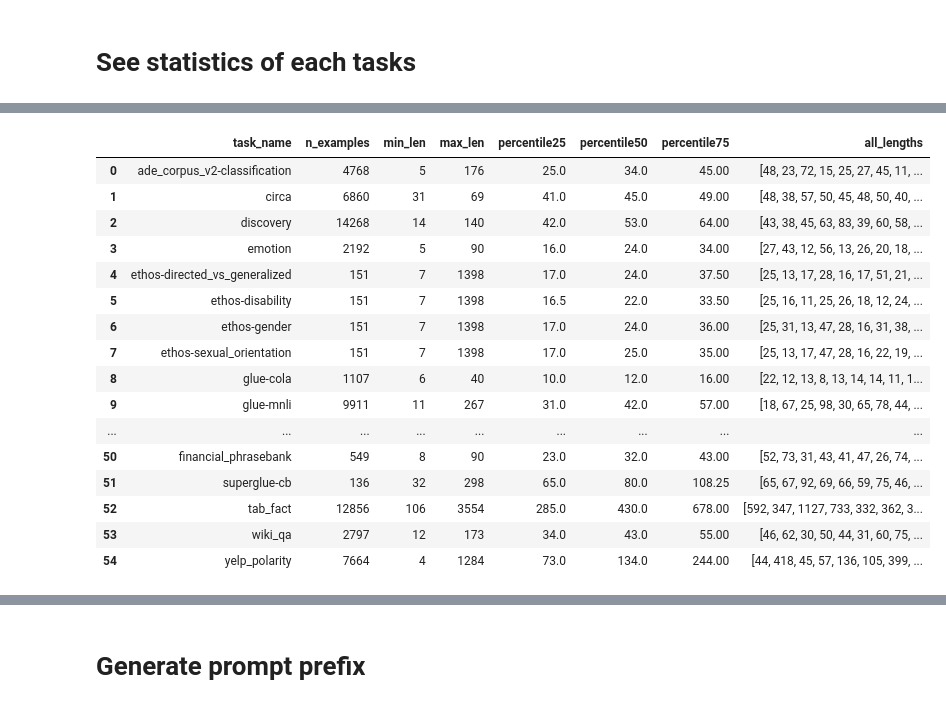
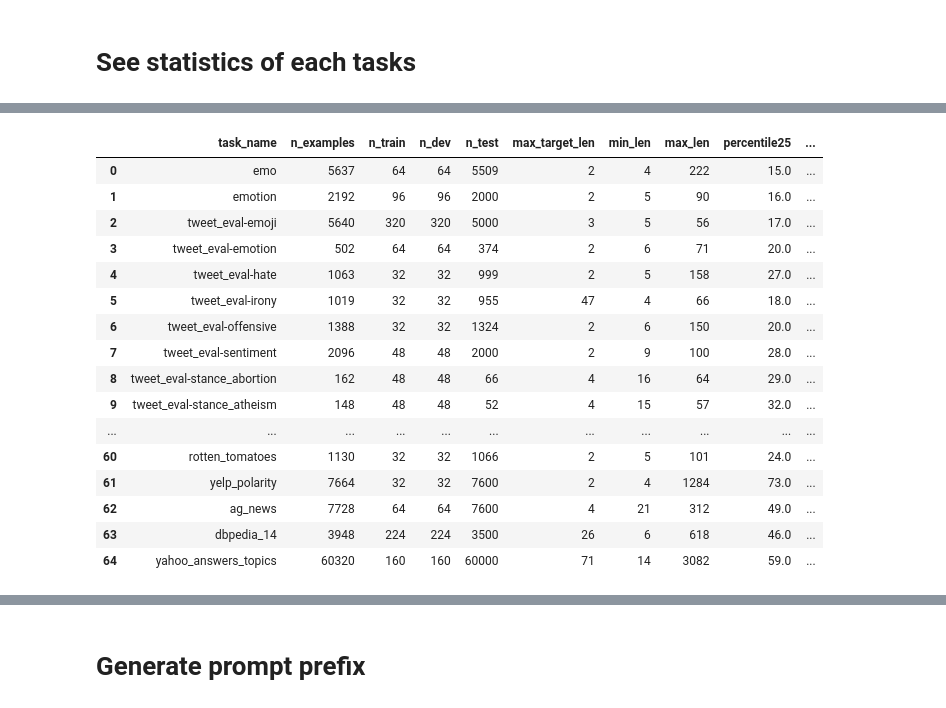
Before and after one commit to dininta/in-context-tuning, a Jupyter notebook: generate_prompt_prefix.ipynb, the cells around one changed output, grey strips where cells are left out. Drawn from its saved outputs; the diff is of its cells as text; code cells hidden in the pictures.

```diff
--- a/generate_prompt_prefix.ipynb
+++ b/generate_prompt_prefix.ipynb
@@ -13,17 +13,18 @@ import os
 import pandas as pd
 from transformers import T5Tokenizer
 
-
-TASK_NAMES = [
-    "ade_corpus_v2-classification", "circa", "discovery", "emotion", "ethos-directed_vs_generalized",
-    "ethos-disability", "ethos-gender", "ethos-sexual_orientation", "glue-cola", "glue-mnli", "glue-mrpc",
-    "glue-qnli", "glue-qqp", "glue-rte", "glue-sst2", "glue-wnli", "google_wellformed_query", "hate_speech_offensive",
-    "hatexplain", "health_fact", "imdb", "kilt_fever", "liar", "onestop_english", "paws", "rotten_tomatoes", "scicite",
-    "scitail", "sick", "sms_spam", "superglue-rte", "superglue-wic", "superglue-wsc", "trec", "trec-finegrained",
-    "tweet_eval-emoji", "tweet_eval-emotion", "tweet_eval-irony", "tweet_eval-offensive", "tweet_eval-sentiment",
-    "tweet_eval-stance_abortion", "tweet_eval-stance_climate", "tweet_eval-stance_hillary", "wiki_auto", "yahoo_answers_topics",
-    "anli", "dbpedia_14", "emo", "ethos-race", "ethos-religion", "financial_phrasebank",
-    "superglue-cb", "tab_fact", "wiki_qa", "yelp_polarity"]
+CLF_TASKS = [
+    "emo", "emotion", "tweet_eval-emoji", "tweet_eval-emotion", "tweet_eval-hate", "tweet_eval-irony", "tweet_eval-offensive",
+    "tweet_eval-sentiment", "tweet_eval-stance_abortion", "tweet_eval-stance_atheism", "tweet_eval-stance_climate",
+    "tweet_eval-stance_feminist", "tweet_eval-stance_hillary", "climate_fever", "health_fact", "kilt_fever", "liar", "tab_fact",
+    "ethos-directed_vs_generalized", "ethos-disability", "ethos-gender", "ethos-national_origin", "ethos-race", "ethos-religion",
+    "ethos-sexual_orientation", "hate_speech_offensive", "hate_speech18", "hatexplain", "anli", "glue-mnli", "glue-qnli",
+    "glue-rte", "glue-wnli", "scitail", "sick", "superglue-cb", "superglue-rte", "ade_corpus_v2-classification", "circa",
+    "discovery", "glue-cola", "google_wellformed_query", "onestop_english", "scicite", "sms_spam", "superglue-wic", "superglue-wsc",
+    "trec", "trec-finegrained", "wiki_auto", "wiki_qa", "glue-mrpc", "glue-qqp", "medical_questions_pairs", "paws",
+    "amazon_polarity", "financial_phrasebank", "glue-sst2", "imdb", "poem_sentiment", "rotten_tomatoes", "yelp_polarity", "ag_news",
+    "dbpedia_14", "yahoo_answers_topics"]  # All 65 classification tasks.
+TASK_NAMES = CLF_TASKS
 T5_MODEL = "t5-base"
 MAX_INPUT_LEN = 1024
 
@@ -42,29 +43,39 @@ def get_task_prefixes(data_path: str, task_name: str) -> list:
 
 def get_all_examples(task_name: str) -> list:
     examples = []
+    count = {}
     prefix = get_task_prefixes("data/crossfit", task_name)[0]
-    for suffix in ["_train.tsv", "_dev.tsv", "_test.tsv"]:
+    for split in ["train", "dev", "test"]:
+        suffix = "_" + split + ".tsv"
         with open(os.path.join("data/crossfit", task_name, prefix + suffix)) as fin:
             lines = fin.readlines()
         for line in lines:
             d = line.strip().split("\t")
             examples.append([d[0], d[1:]])
-    return examples
+        count[split] = len(lines)
+    return examples, count
 
 tokenizer = T5Tokenizer.from_pretrained(T5_MODEL, model_max_length=MAX_INPUT_LEN)
 
 data = []
 for task_name in TASK_NAMES:
-    examples = get_all_examples(task_name)
+    examples, count = get_all_examples(task_name)
     tokenized_input = tokenizer([ex[0] for ex in examples])
+    tokenized_target = tokenizer([x for ex in examples for x in ex[1]])
     lengths = [len(x) for x in tokenized_input["input_ids"]]
+    max_target_len = np.max([len(x) for x in tokenized_target["input_ids"]])
 
     data.append([
-        task_name, len(examples), np.min(lengths), np.max(lengths),
+        task_name, len(examples), count["train"], count["dev"], count["test"], max_target_len, np.min(lengths), np.max(lengths),
         np.percentile(lengths, 25), np.percentile(lengths, 50), np.percentile(lengths, 75), lengths
     ])
 
-stats_df = pd.DataFrame(
-    data, columns=["task_name", "n_examples", "min_len", "max_len", "percentile25", "percentile50", "percentile75", "all_lengths"])
-stats_df
+stats_df = pd.DataFrame(data,
+                        columns=["task_name", "n_examples", "n_train", "n_dev", "n_test", "max_target_len",
+                                 "min_len", "max_len", "percentile25", "percentile50", "percentile75", "all_lengths"])
+
+with pd.option_context("display.max_rows", None, "display.max_columns", None):
+    display(stats_df[[
+        "task_name", "n_examples", "n_train", "n_dev", "n_test", "max_target_len",
+        "min_len", "max_len", "percentile25", "percentile50", "percentile75"]])
 # %% [output]
@@ -74,17 +82,17 @@ Token indices sequence length is longer than the specified maximum sequence leng
-|  | task_name | n_examples | min_len | max_len | percentile25 | percentile50 | percentile75 | all_lengths |
-| 0 | ade_corpus_v2-classification | 4768 | 5 | 176 | 25.0 | 34.0 | 45.00 | [48, 23, 72, 15, 25, 27, 45, 11, ... |
-| 1 | circa | 6860 | 31 | 69 | 41.0 | 45.0 | 49.00 | [48, 38, 57, 50, 45, 48, 50, 40, ... |
-| 2 | discovery | 14268 | 14 | 140 | 42.0 | 53.0 | 64.00 | [43, 38, 45, 63, 83, 39, 60, 58, ... |
-| 3 | emotion | 2192 | 5 | 90 | 16.0 | 24.0 | 34.00 | [27, 43, 12, 56, 13, 26, 20, 18, ... |
-| 4 | ethos-directed_vs_generalized | 151 | 7 | 1398 | 17.0 | 24.0 | 37.50 | [25, 13, 17, 28, 16, 17, 51, 21, ... |
-| 5 | ethos-disability | 151 | 7 | 1398 | 16.5 | 22.0 | 33.50 | [25, 16, 11, 25, 26, 18, 12, 24, ... |
-| 6 | ethos-gender | 151 | 7 | 1398 | 17.0 | 24.0 | 36.00 | [25, 31, 13, 47, 28, 16, 31, 38, ... |
-| 7 | ethos-sexual_orientation | 151 | 7 | 1398 | 17.0 | 25.0 | 35.00 | [25, 13, 17, 47, 28, 16, 22, 19, ... |
-| 8 | glue-cola | 1107 | 6 | 40 | 10.0 | 12.0 | 16.00 | [22, 12, 13, 8, 13, 14, 14, 11, 1... |
-| 9 | glue-mnli | 9911 | 11 | 267 | 31.0 | 42.0 | 57.00 | [18, 67, 25, 98, 30, 65, 78, 44, ... |
-| ... | ... | ... | ... | ... | ... | ... | ... | ... |
-| 50 | financial_phrasebank | 549 | 8 | 90 | 23.0 | 32.0 | 43.00 | [52, 73, 31, 43, 41, 47, 26, 74, ... |
-| 51 | superglue-cb | 136 | 32 | 298 | 65.0 | 80.0 | 108.25 | [65, 67, 92, 69, 66, 59, 75, 46, ... |
-| 52 | tab_fact | 12856 | 106 | 3554 | 285.0 | 430.0 | 678.00 | [592, 347, 1127, 733, 332, 362, 3... |
-| 53 | wiki_qa | 2797 | 12 | 173 | 34.0 | 43.0 | 55.00 | [46, 62, 30, 50, 44, 31, 60, 75, ... |
-| 54 | yelp_polarity | 7664 | 4 | 1284 | 73.0 | 134.0 | 244.00 | [44, 418, 45, 57, 136, 105, 399, ... |
+|  | task_name | n_examples | n_train | n_dev | n_test | max_target_len | min_len | max_len | percentile25 | ... |
+| 0 | emo | 5637 | 64 | 64 | 5509 | 2 | 4 | 222 | 15.0 | ... |
+| 1 | emotion | 2192 | 96 | 96 | 2000 | 2 | 5 | 90 | 16.0 | ... |
+| 2 | tweet_eval-emoji | 5640 | 320 | 320 | 5000 | 3 | 5 | 56 | 17.0 | ... |
+| 3 | tweet_eval-emotion | 502 | 64 | 64 | 374 | 2 | 6 | 71 | 20.0 | ... |
+| 4 | tweet_eval-hate | 1063 | 32 | 32 | 999 | 2 | 5 | 158 | 27.0 | ... |
+| 5 | tweet_eval-irony | 1019 | 32 | 32 | 955 | 47 | 4 | 66 | 18.0 | ... |
+| 6 | tweet_eval-offensive | 1388 | 32 | 32 | 1324 | 2 | 6 | 150 | 20.0 | ... |
+| 7 | tweet_eval-sentiment | 2096 | 48 | 48 | 2000 | 2 | 9 | 100 | 28.0 | ... |
+| 8 | tweet_eval-stance_abortion | 162 | 48 | 48 | 66 | 4 | 16 | 64 | 29.0 | ... |
+| 9 | tweet_eval-stance_atheism | 148 | 48 | 48 | 52 | 4 | 15 | 57 | 32.0 | ... |
+| ... | ... | ... | ... | ... | ... | ... | ... | ... | ... | ... |
+| 60 | rotten_tomatoes | 1130 | 32 | 32 | 1066 | 2 | 5 | 101 | 24.0 | ... |
+| 61 | yelp_polarity | 7664 | 32 | 32 | 7600 | 2 | 4 | 1284 | 73.0 | ... |
+| 62 | ag_news | 7728 | 64 | 64 | 7600 | 4 | 21 | 312 | 49.0 | ... |
+| 63 | dbpedia_14 | 3948 | 224 | 224 | 3500 | 26 | 6 | 618 | 46.0 | ... |
+| 64 | yahoo_answers_topics | 60320 | 160 | 160 | 60000 | 71 | 14 | 3082 | 59.0 | ... |
```
Also changed, not shown: parts of 6 cells of this notebook, 1 other file.
